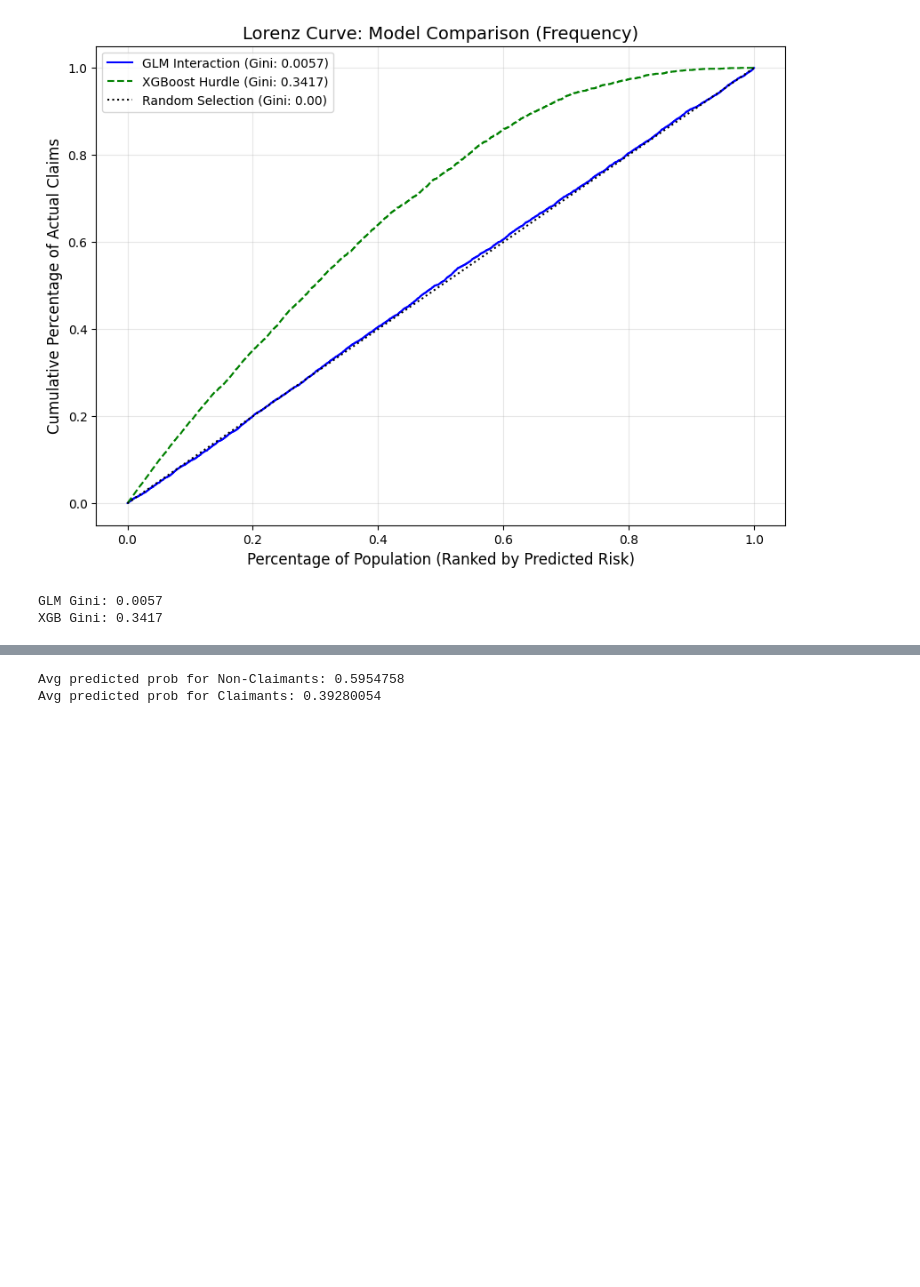
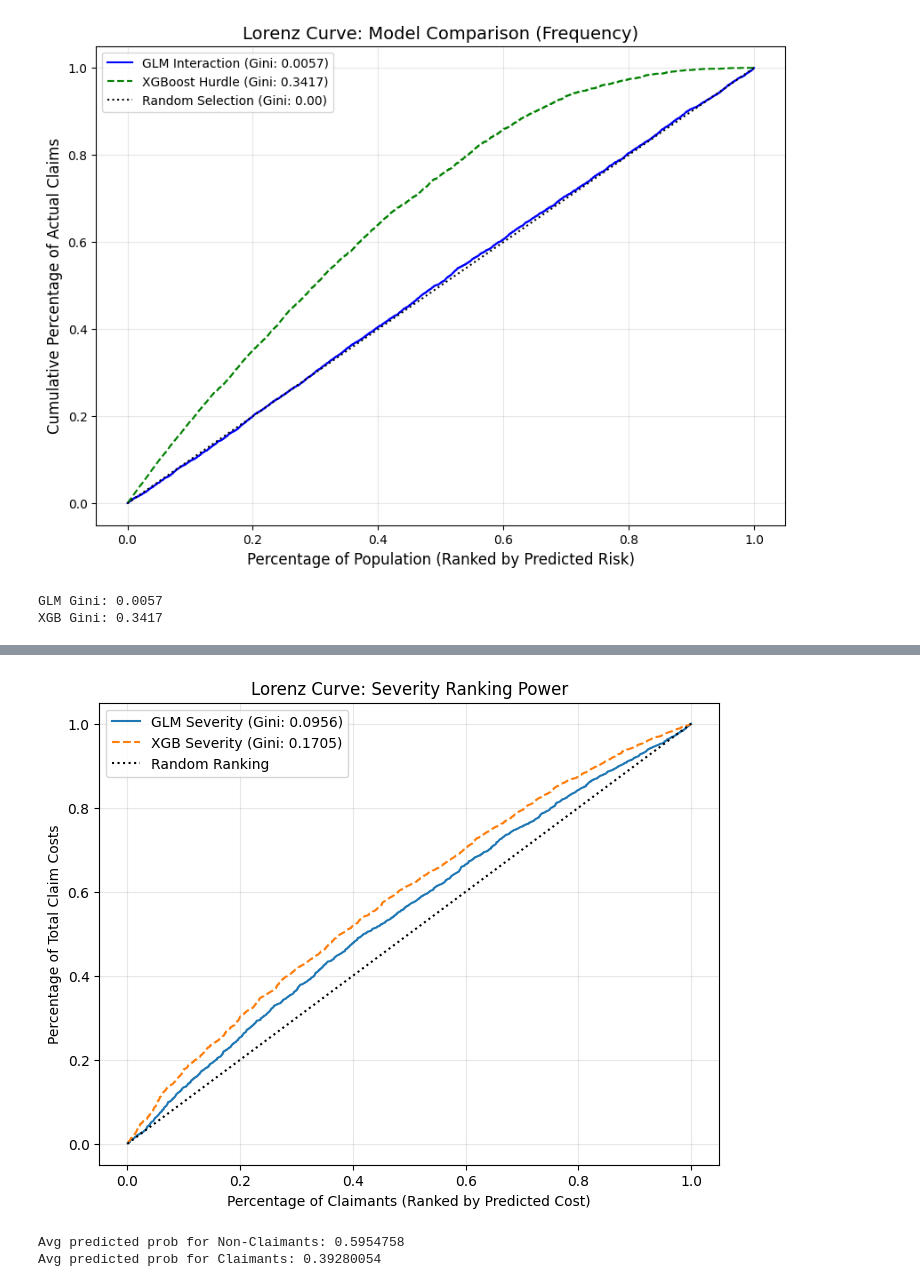
Before and after one commit to aradmehralian/Statistical-Consulting-Project, a Jupyter notebook: Stat-Consulting_fin.ipynb, the cells around one changed output, grey strips where cells are left out. Saved outputs shown, nothing was run; the diff lists cells and outputs as text; code cells hidden in the pictures; blank space fills up the shorter version.

```diff
--- a/Stat-Consulting_fin.ipynb
+++ b/Stat-Consulting_fin.ipynb
@@ -784,3 +837,16 @@ XGB Gini: 0.3417
+# %%
+plt.figure(figsize=(8, 6))
+plt.plot(df_gini_glm_s['cum_pop'], df_gini_glm_s['cum_actual'], label=f'GLM Severity (Gini: {gini_glm_s:.4f})')
+plt.plot(df_gini_xgb_s['cum_pop'], df_gini_xgb_s['cum_actual'], label=f'XGB Severity (Gini: {gini_xgb_s:.4f})', linestyle='--')
+plt.plot([0, 1], [0, 1], 'k:', label='Random Ranking')
+plt.title('Lorenz Curve: Severity Ranking Power')
+plt.xlabel('Percentage of Claimants (Ranked by Predicted Cost)')
+plt.ylabel('Percentage of Total Claim Costs')
+plt.legend()
+plt.grid(True, alpha=0.3)
+plt.show()
+# %% [output]
+[figure, added]
 # %%
 print("Avg predicted prob for Non-Claimants:", xgb_test_probs[actual_occur_test == 0].mean())
 print("Avg predicted prob for Claimants:", xgb_test_probs[actual_occur_test == 1].mean())
```
Also changed, not shown: parts of 4 cells of this notebook.
